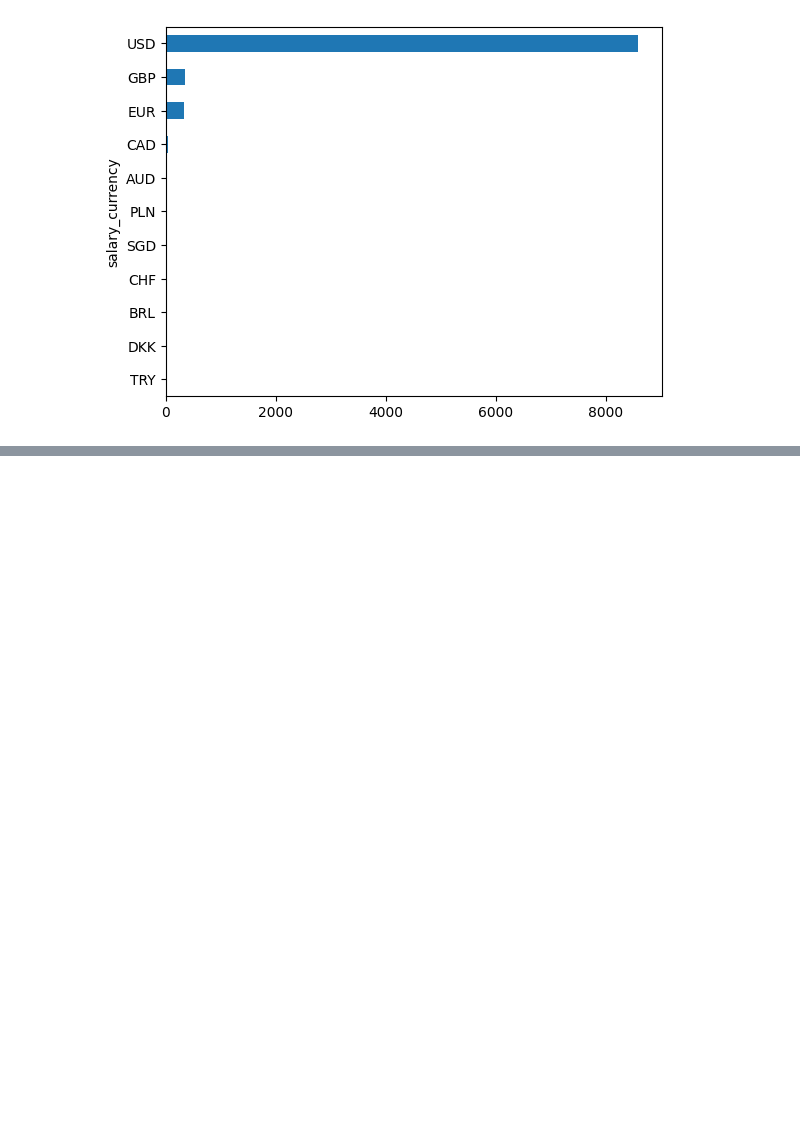
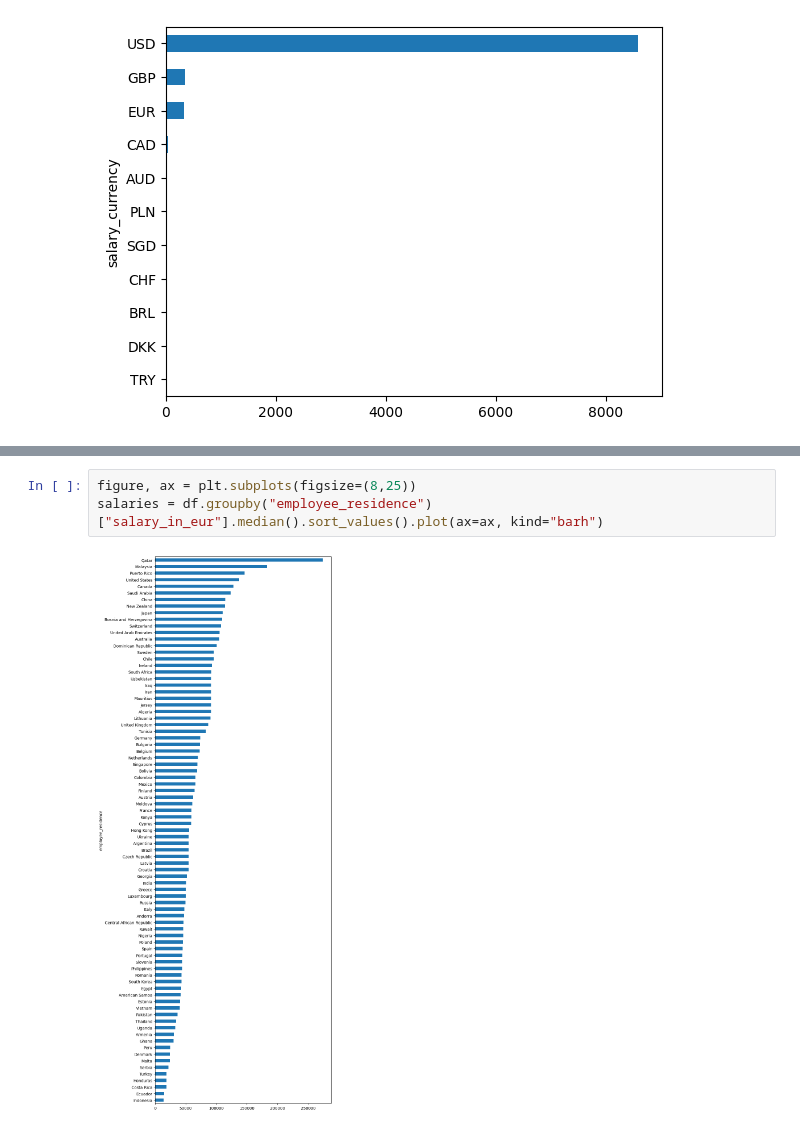
Before and after one commit to mArcio-Lmano/Data-Science, a Jupyter notebook: jobs_salary/jobs_ds.ipynb, the cells around one changed output, grey strips where cells are left out. Cells and saved outputs as stored; diff of their text form; blank space fills up the shorter version.

```diff
--- a/jobs_salary/jobs_ds.ipynb
+++ b/jobs_salary/jobs_ds.ipynb
@@ -73,0 +118,5 @@ AttributeError: 'numpy.ndarray' object has no attribute 'push'
+# %%
+figure, ax = plt.subplots(figsize=(8,25))
+salaries = df.groupby("employee_residence")["salary_in_eur"].median().sort_values().plot(ax=ax, kind="barh")
+# %% [output]
+[figure, added]
```
Also changed, not shown: parts of 11 cells of this notebook.
